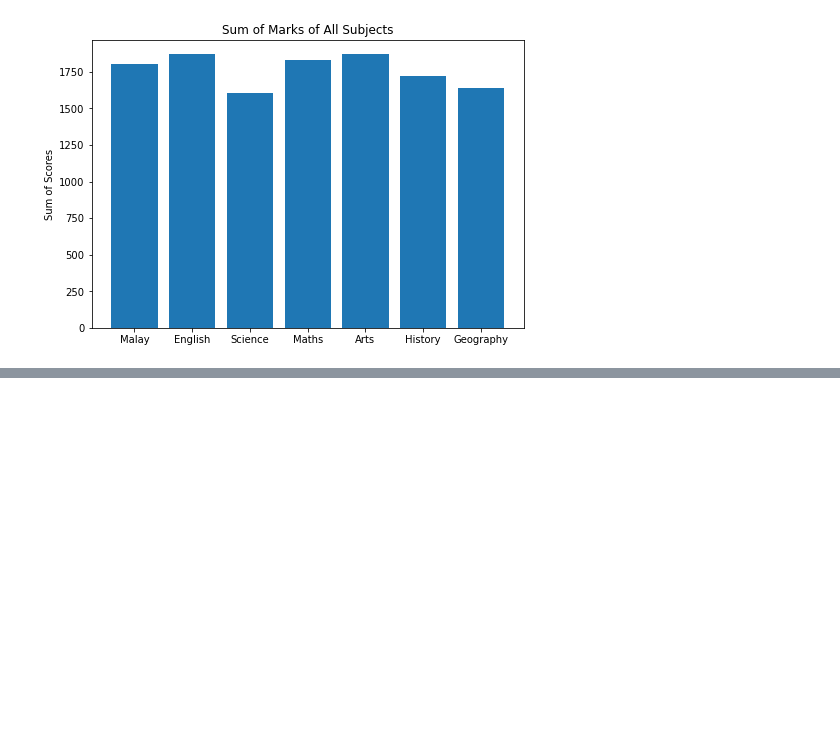
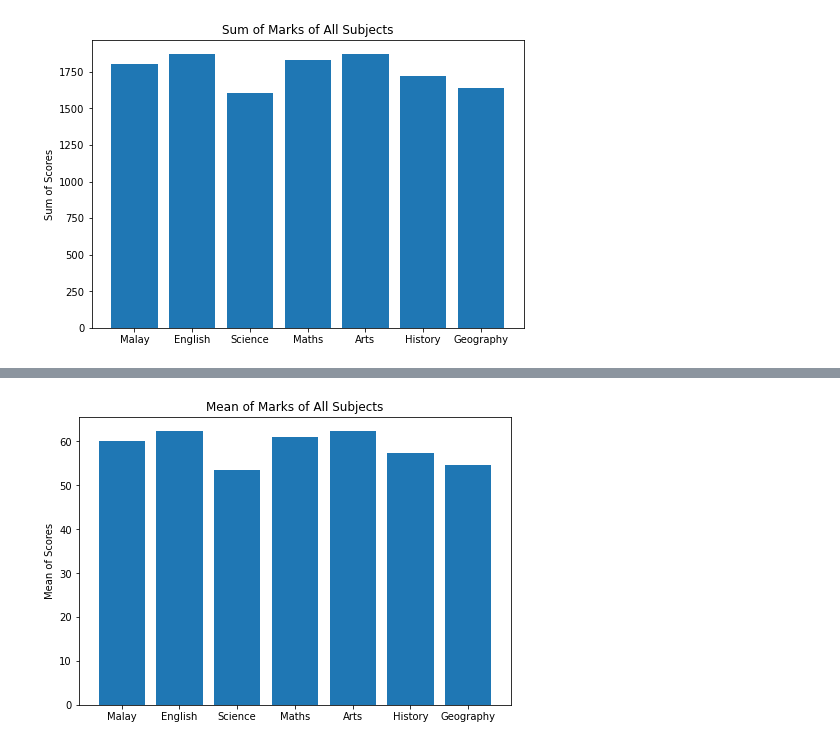
Before and after one commit to amir-yusoff/python-training-miniproject, a Jupyter notebook: analytics.ipynb, the cells around one changed output, grey strips where cells are left out. Cells and saved outputs as stored; diff of their text form; code cells hidden in the pictures; blank space fills up the shorter version.

Commit message:
added mean analytics

```diff
--- a/analytics.ipynb
+++ b/analytics.ipynb
@@ -252,3 +252,8 @@ plt.savefig('./output/marks-sum-graph.png')
 plt.show()
 # %% [output]
 [figure]
+# %%
+mean_of_cols = df_marks_only.mean(axis=0)
+
+formatted_output = mean_of_cols.apply(lambda x: '{:.2f}'.format(x))
+print(formatted_output)
@@ -254,0 +269,16 @@ plt.show()
+# %%
+fig = plt.figure()
+
+subject = mean_of_cols.index
+students = mean_of_cols.values
+
+ax = fig.add_axes([0,0,1,1])
+
+ax.set_ylabel('Mean of Scores')
+ax.set_title('Mean of Marks of All Subjects')
+
+ax.bar(subject,students)
+plt.savefig('./output/marks-mean-graph.png')
+plt.show()
+# %% [output]
+[figure, added]
```
Also changed, not shown: parts of 1 cell of this notebook, 3 other files.
